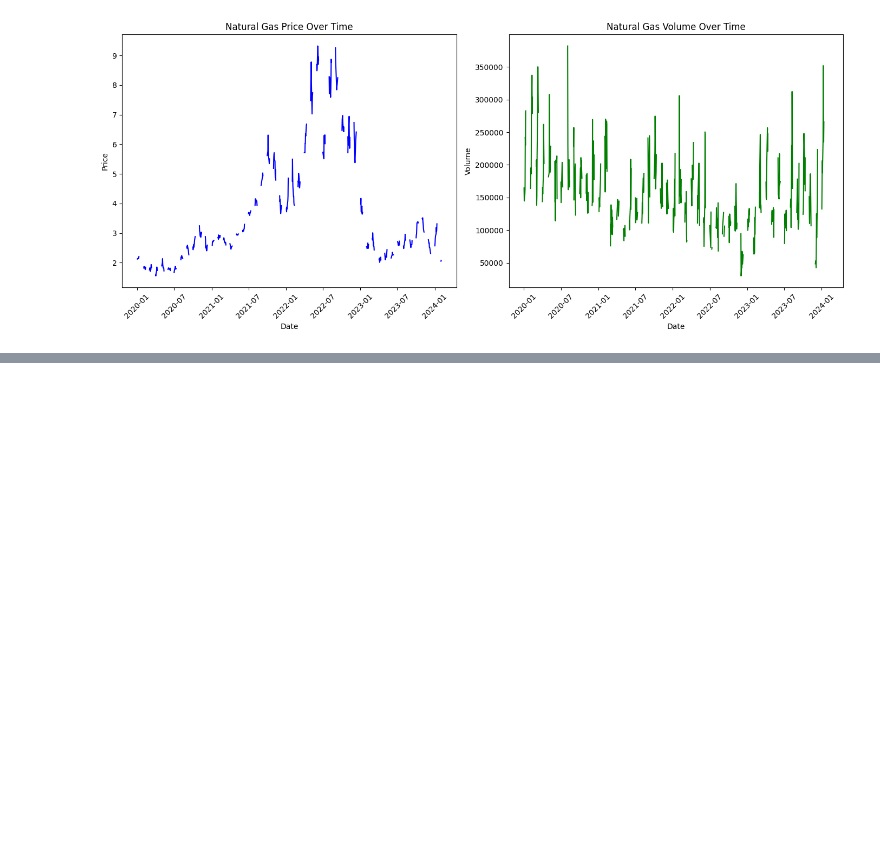
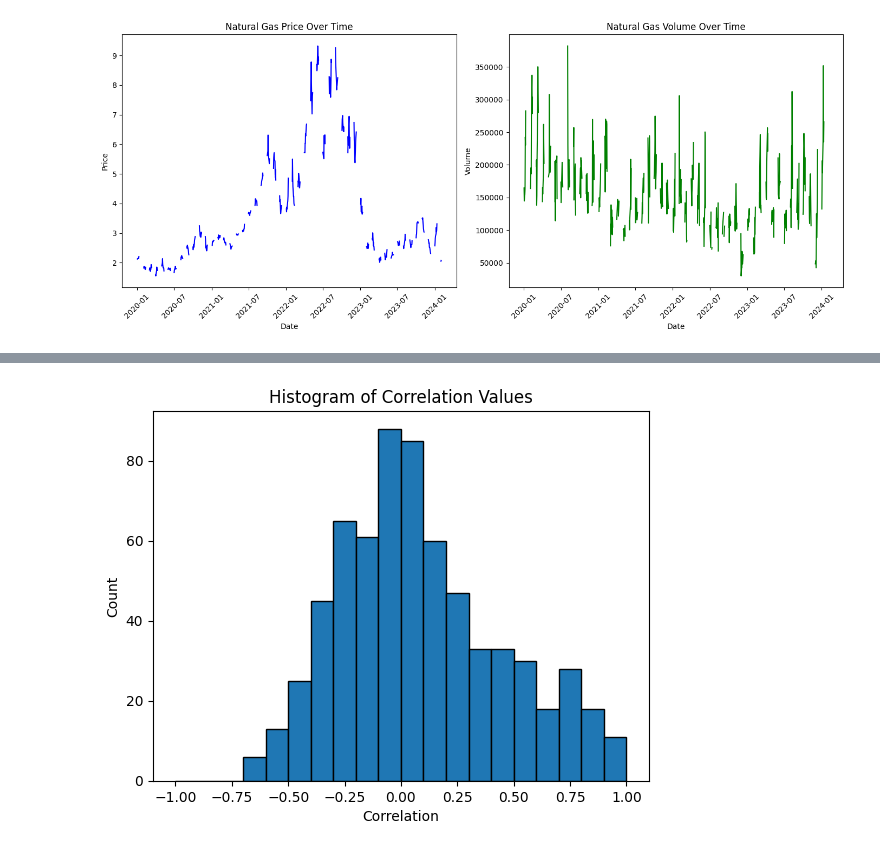
Before and after one commit to alexrpugh/US-Market-Research, a Jupyter notebook: US-Economy-Code.ipynb, the cells around one changed output, grey strips where cells are left out. Cells and saved outputs as stored; diff of their text form; code cells hidden in the pictures; blank space fills up the shorter version.

```diff
--- a/US-Economy-Code.ipynb
+++ b/US-Economy-Code.ipynb
@@ -76,0 +78,18 @@ plt.show()
+# %%
+correlation_matrix = df_clean.corr()
+
+# Flatten the correlation matrix into a 1D array (excluding the diagonal)
+corr_values = correlation_matrix.values[np.triu_indices_from(correlation_matrix, k=1)]
+
+# Create the histogram with bins of size 0.1
+plt.hist(corr_values, bins=np.arange(-1, 1.1, 0.1), edgecolor='black')
+
+# Add labels and title
+plt.xlabel('Correlation')
+plt.ylabel('Count')
+plt.title('Histogram of Correlation Values')
+
+# Show the plot
+plt.show()
+# %% [output]
+[figure, added]
```
Also changed, not shown: parts of 5 cells of this notebook.
